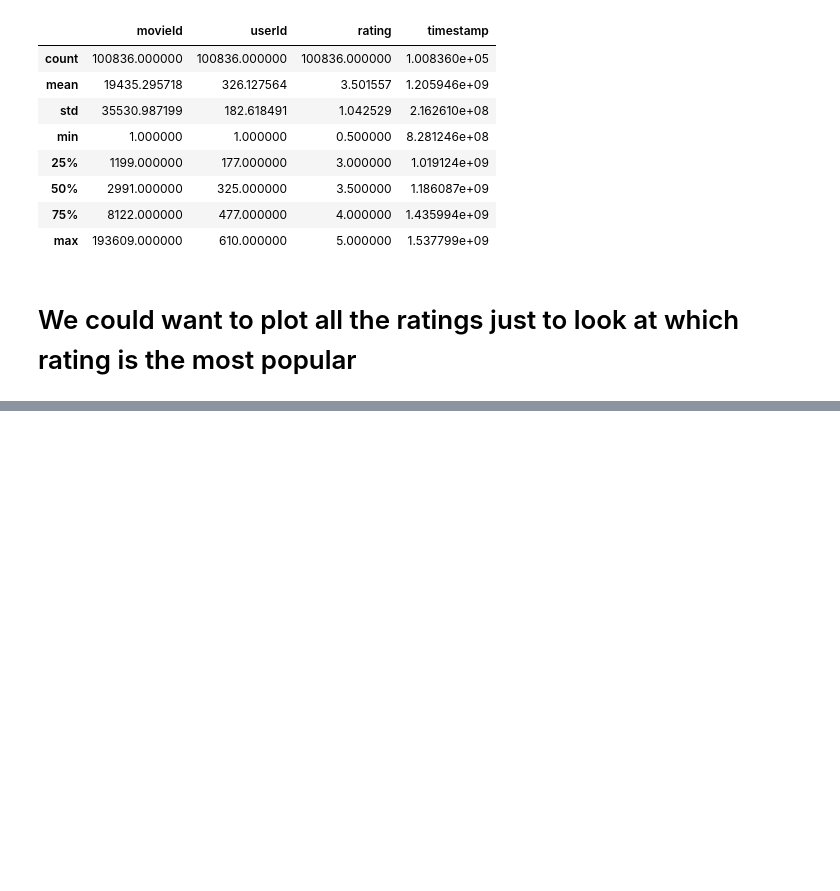
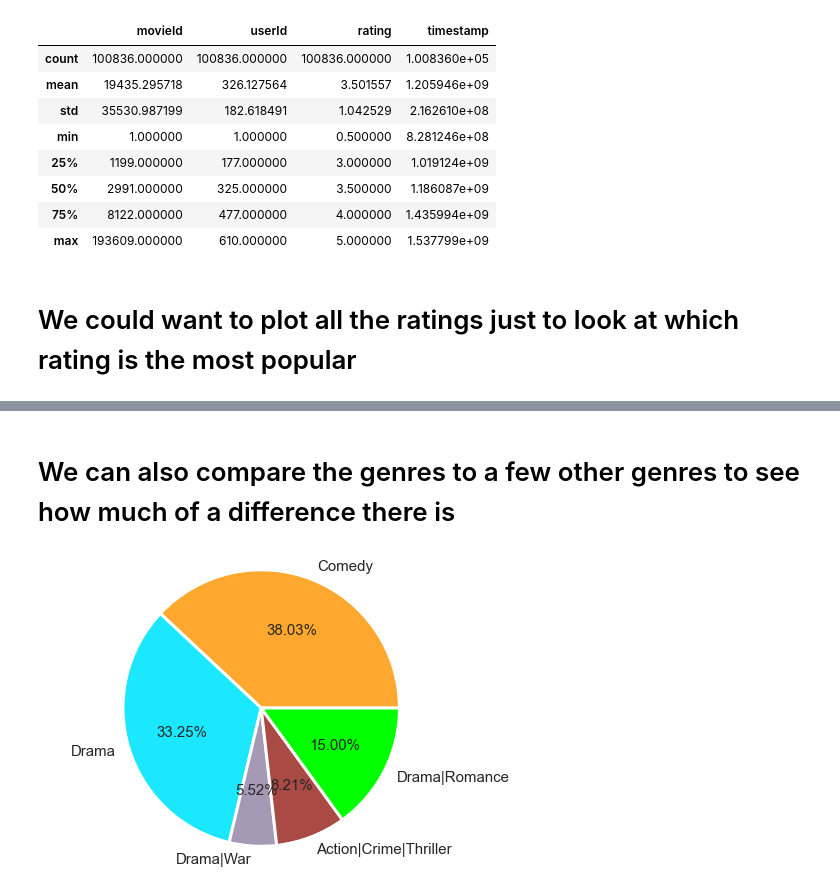
Before and after one commit to vahakanj/beslutsstodsystem-verifikation-jv-rm-al, a Jupyter notebook: Part 1/1.1_EDA_and_visualization.ipynb, the cells around one changed output, grey strips where cells are left out. Cells and saved outputs as stored; diff of their text form; code cells hidden in the pictures; blank space fills up the shorter version.

```diff
--- a/Part 1/1.1_EDA_and_visualization.ipynb
+++ b/Part 1/1.1_EDA_and_visualization.ipynb
@@ -86,0 +97,20 @@ Name: movieId, Length: 100836, dtype: int64
+# %% [markdown]
+# We can also compare the genres to a few other genres to see how much of a difference there is
+# %%
+#storing the top 3 genres with highest IMDB scores in a list
+list_of_genre= ["Comedy", "Drama", "Drama|War", "Action|Crime|Thriller","Drama|Romance"]
+
+genre_list_count=[]
+for i in range(0,5):
+    genre_count=len(movies[movies['genres'] == list_of_genre[i]])
+
+    genre_list_count.append(genre_count) # appending the total count of each genre in the list
+
+fig = plt.figure()
+ax = fig.add_axes([0,0,1,1])
+ax.axis('equal')
+colorss = ['#FEA82F','#1BE7FF','#A599B5', '#AA4A44', '#00FF00']
+ax.pie(genre_list_count, labels = list_of_genre,autopct='%1.2f%%', colors=colorss, wedgeprops = {'linewidth': 3}, radius=1.2, textprops = {"fontsize":15})
+plt.show()
+# %% [output]
+[figure, added]
```
Also changed, not shown: parts of 8 cells of this notebook, 1 other file.
